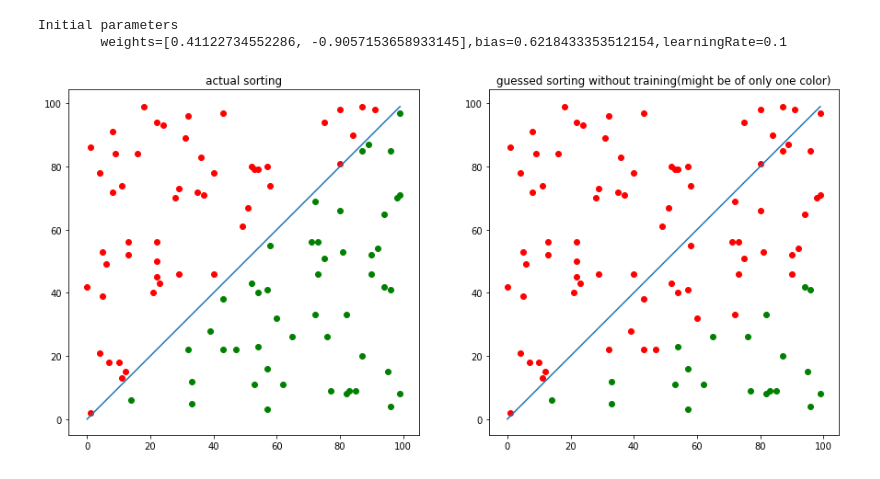
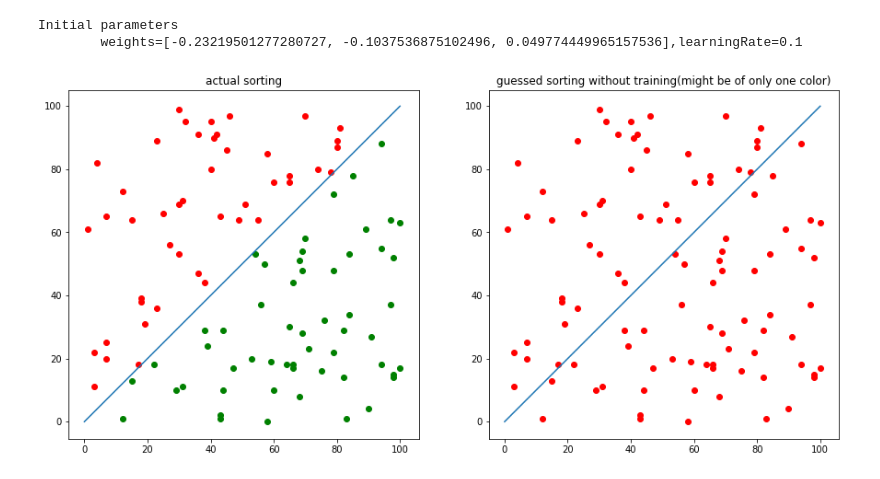
Before and after one commit to psuzn/Neural-Network-from-scratch, a Jupyter notebook: perceptron/Perceptron.ipynb, the cells around one changed output. Saved outputs shown, nothing was run; the diff lists cells and outputs as text; code cells hidden in the pictures.

Commit message:
bias error fixed

```diff
--- a/perceptron/Perceptron.ipynb
+++ b/perceptron/Perceptron.ipynb
@@ -4,12 +4,12 @@ import matplotlib.pyplot as plt
 # %%
 class Perceptron:
     """"Perceptron class with n input and one output"""
-    def __init__(self,noOfInputs,bias = 0,learningRate = 0.1):
-        self.inputs = noOfInputs
+    def __init__(self,noOfInputs,learningRate = 0.1):
+
+        noOfInputs = noOfInputs + 1 # one for bias ie totalinputs = inputs+bias
         self.weights = [random.random() * random.choice([-1,1]) * random.random() for i in range(noOfInputs)]
-        self.bias = bias
         self.learningRate = learningRate
-        print("Initial parameters\n\tweights={},bias={},learningRate={}".format(self.weights,self.bias,self.learningRate))
+        print("Initial parameters\n\tweights={},learningRate={}".format(self.weights,self.learningRate))
 
     def activation(self,raw):
         """"Activation function 1 if output is equal to or greater than zero else -1"""
@@ -20,6 +20,7 @@ class Perceptron:
 
     def guess(self,inputs):
         """Guess the output for set of inputs"""
+        inputs+=[1] # bias is always 1
         raw =  0
         for Input,weight in zip(inputs,self.weights):
             raw+=Input*weight
@@ -27,6 +28,7 @@ class Perceptron:
 
     def train(self,inputs,outputs,accuracy=0.90):
         """train the Perceptron based on input and actual output """
+        inputs+=[1] # bias
         errorPercentage = 1;
         while errorPercentage > 1 - accuracy:
             testCounts = 0
@@ -38,7 +40,7 @@ class Perceptron:
                 if error!=0:
                     errorCounts+=1 # to track errors
                 for  i in range(len(self.weights)):
-                    self.weights[i] += error * self.learningRate * Input[i] + self.bias
+                    self.weights[i] += error * self.learningRate * Input[i]
             errorPercentage = errorCounts / testCounts # calculate actual error percentage
             print("errorPercentage={}".format(errorPercentage))
 # %%
@@ -55,28 +57,28 @@ def show(inputX,inputY,outputs):
             plt.scatter(x,y,color="red")
 # %%
 sampleSize = 100 # no of train data
-percep = Perceptron(2,bias=random.random() * random.choice([-1,1]) ) #perceptron object with 2 input nodes and random bias
+percep = Perceptron(2) #perceptron object with 2 input nodes and random bias
 
 #generate train data
 train_inputX = [random.randint(0,100) for x in range(sampleSize) ]
 train_inputY = [random.randint(0,100) for Y in range(sampleSize) ]
 actual_outputs = [1 if x>=y else -1 for x,y in zip(train_inputX,train_inputY) ]
 
 guesses = [ percep.guess([x,y]) for x,y in zip(train_inputX,train_inputY)] #initial guess of the perceptron
 
 # show actual output
 fig = plt.figure(figsize=(15,15))
 plt.subplot(121,aspect="equal").set_title("actual sorting")
 show(train_inputX,train_inputY,actual_outputs)
 
 # show initial Guess of perceptron
 plt.subplot(122,aspect="equal").set_title("guessed sorting without training(might be of only one color)")
 show(train_inputX,train_inputY,guesses)
 
 plt.show()
 # %% [output]
 Initial parameters
-        weights=[0.41122734552286, -0.9057153658933145],bias=0.6218433353512154,learningRate=0.1
+        weights=[-0.23219501277280727, -0.1037536875102496, 0.049774449965157536],learningRate=0.1
-[figure, old version]
+[figure, new version]
 # %%
 # train the peceptron using train data
```
Also changed, not shown: parts of 2 cells of this notebook.
